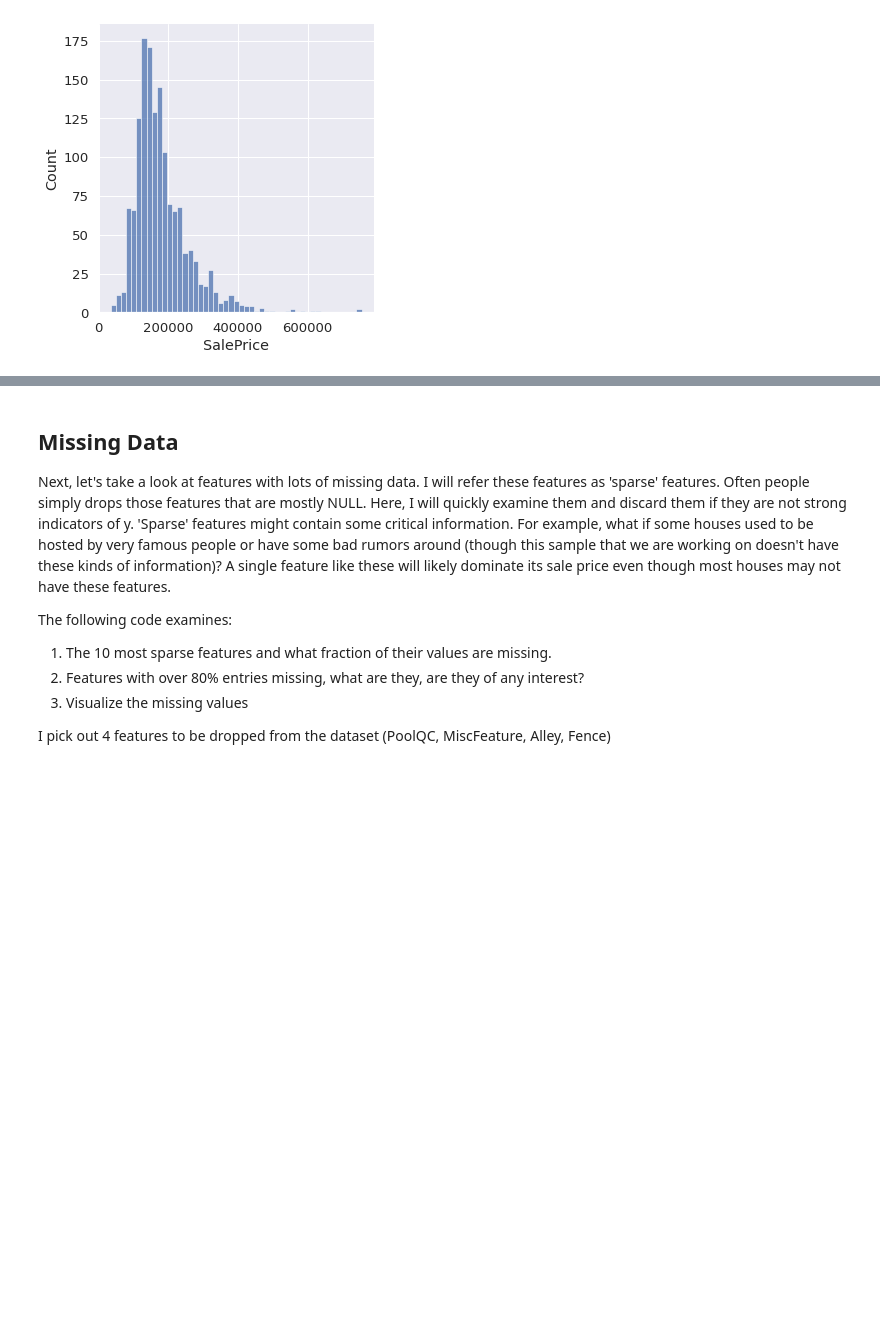
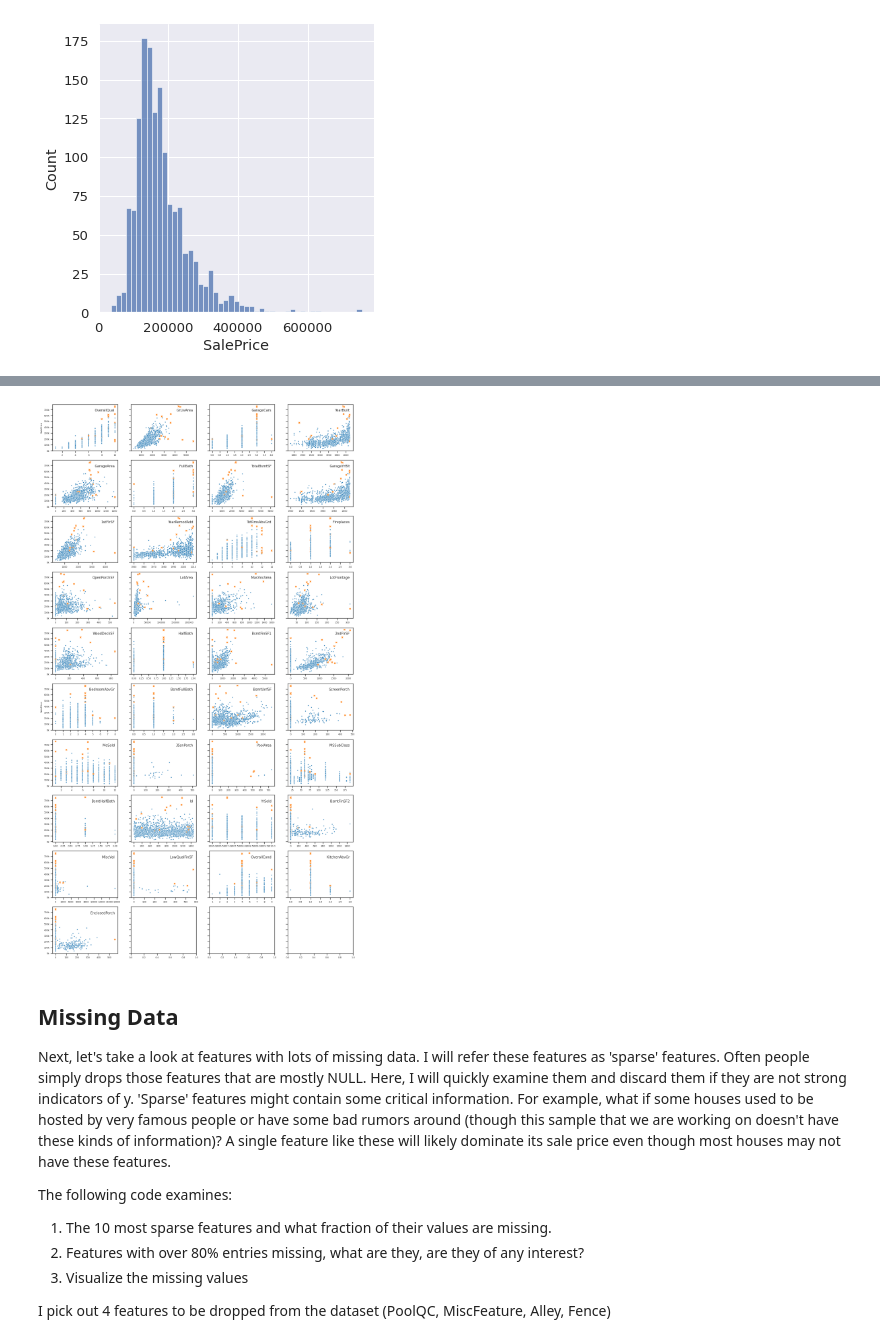
Before and after one commit to shuiyao/kaggle_house_price, a Jupyter notebook: house_price_eda.ipynb, the cells around one changed output, grey strips where cells are left out. Saved outputs shown, nothing was run; the diff lists cells and outputs as text; code cells hidden in the pictures; blank space fills up the shorter version.

```diff
--- a/house_price_eda.ipynb
+++ b/house_price_eda.ipynb
@@ -35,7 +39,8 @@ Load the training set. Have a quick look at the data using DataFrame.info(). The
 sns.set(font_scale=1.2)
 
 print("Loading data from train.csv.")
-train = pd.read_csv("train.csv")
+train = pd.read_csv("./data/train.csv")
+test = pd.read_csv("./data/test.csv")
 train.info()
 m = train.shape[0]
 # %% [output]
@@ -90,3 +101,52 @@ The output is apparently skewed (with a skewness value > 1). A common practice i
+# %%
+from sklearn.ensemble import IsolationForest
+
+def study_outliers_with_isolation_forest():
+    #rng = np.random.RandomState(42)
+    corrs = train.corrwith(train['SalePrice'], method='spearman').sort_values(ascending=False)
+    clf = IsolationForest(max_samples=200, random_state=42, contamination=0.01)
+    Xtrain = train[corrs.index]
+
+    imp = SimpleImputer(strategy="median")
+    Xtrain = imp.fit_transform(Xtrain)
+
+    # clrs = ["blue" if y == 1 else "red" for y in pred]
+    markers = {1: ".", -1:"X", -2:"X"}
+    # palette = sns.color_palette()
+    # plt.scatter(train['GrLivArea'], train['SalePrice'], s=6, color=clrs, marker=".")
+
+    clf.fit(Xtrain)
+    pred = clf.predict(Xtrain)
+    y = clf.decision_function(Xtrain)
+
+    ncols = 4
+    nrows = (int)(corrs.index.size / ncols) + 1
+
+    sns.set(style='ticks', font_scale=0.6)
+
+    fig, axs = plt.subplots(nrows, ncols, num="outliers", figsize=(4*ncols, 3*nrows), sharey=True)
+    axs = axs.flatten()
+    for i, var in enumerate(corrs.index[1:]):
+        ax = axs[i]
+        sns.scatterplot(x=train[var], y=train['SalePrice'], \
+                        hue=pred, style=pred, palette="tab10", \
+                        markers=markers, hue_order=[1,-1,-2], ax=ax, legend=False)
+    #     sns.scatterplot(x=train[var], y=train['SalePrice'], \
+    #                     hue=y, style=pred, \
+    #                     markers=markers, \
+    #                     palette="rocket", ax=ax, legend=False)
+        if(i % nrows): ax.set_ylabel("")
+        xlabel = ax.get_xlabel()
+        ax.text(0.95, 0.85, xlabel, transform=ax.transAxes, ha='right', fontsize=10)
+        ax.set_xlabel("")
+        ticks_loc = ax.get_yticks().tolist()
+        ax.yaxis.set_major_locator(mpl.ticker.FixedLocator(ticks_loc))
+        ylabels = ['{:,.0f}'.format(y/1000) + 'k' for y in ticks_loc]
+        ax.set_yticklabels(ylabels)
+
+study_outliers_with_isolation_forest()
+# %% [output]
+[figure, added]
 # %% [markdown]
 ## Missing Data
 
```
Also changed, not shown: parts of 4 cells of this notebook, 2 other files.
